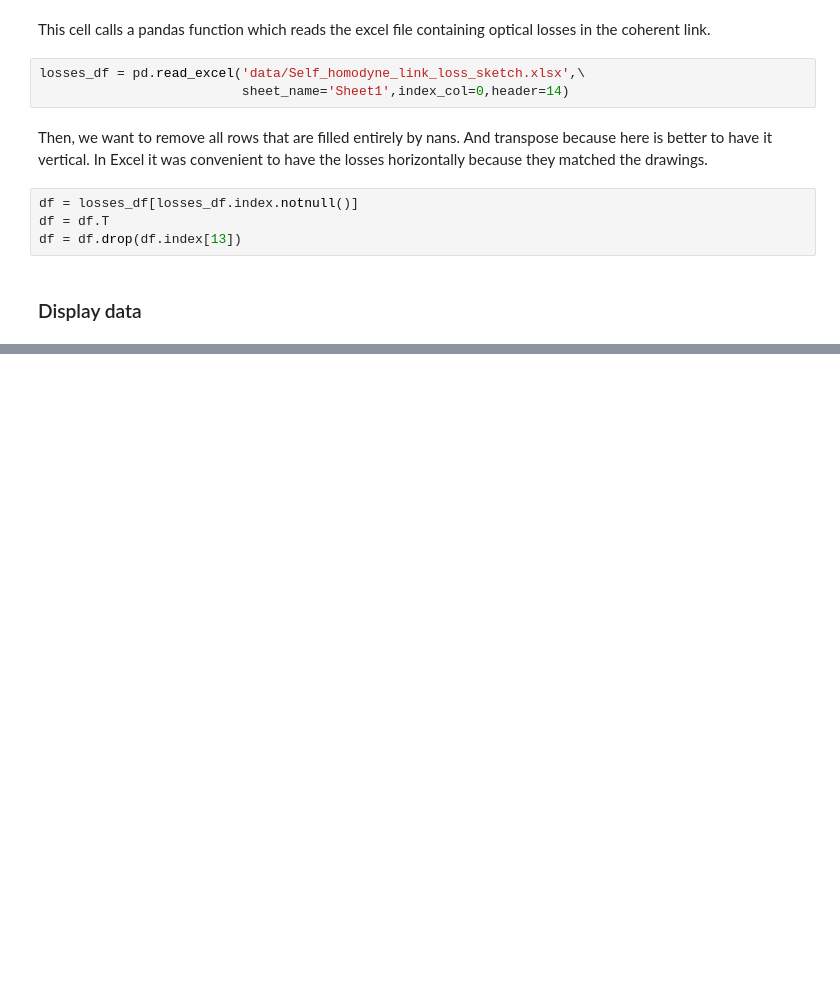
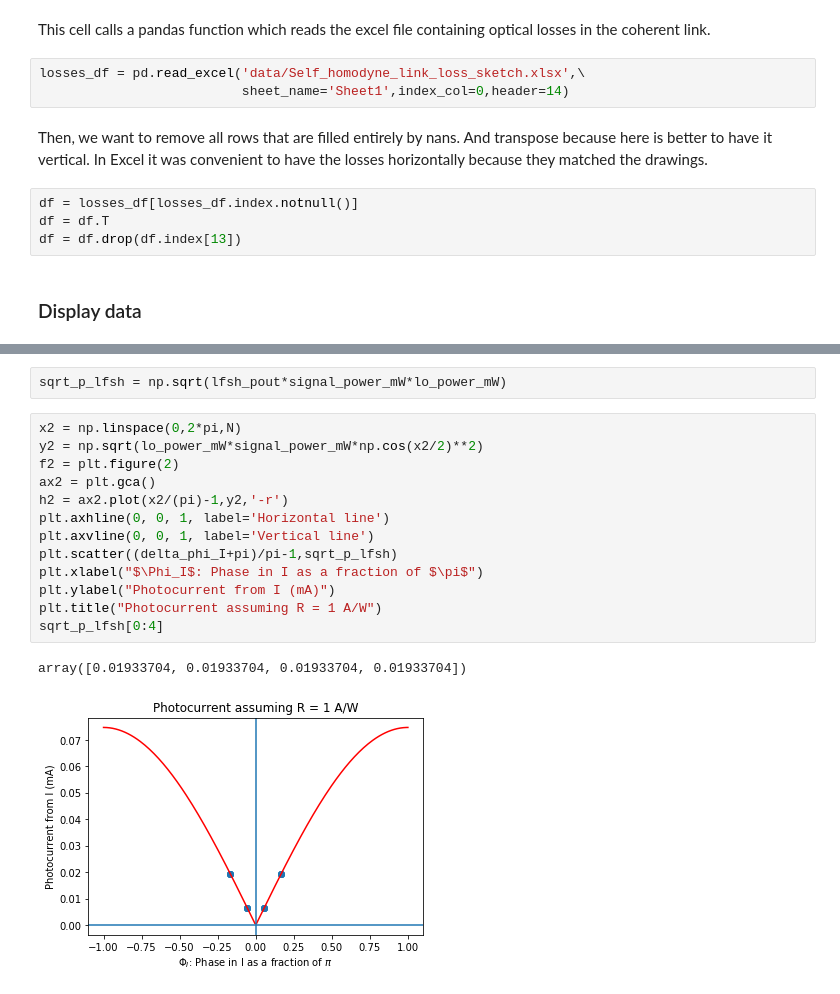
Before and after one commit to bebopsan/coherent_exercise, a Jupyter notebook: Coherent_losses.ipynb, the cells around one changed output, grey strips where cells are left out. Saved outputs shown, nothing was run; the diff lists cells and outputs as text; blank space fills up the shorter version.

```diff
--- a/Coherent_losses.ipynb
+++ b/Coherent_losses.ipynb
@@ -82,0 +138,18 @@ Index(['S Pav (dBm)', 'LO Pav (dBm)', 'Penalty (dB)', 'S aggr Penalty (dB)',
+# %%
+sqrt_p_lfsh = np.sqrt(lfsh_pout*signal_power_mW*lo_power_mW)
+# %%
+x2 = np.linspace(0,2*pi,N)
+y2 = np.sqrt(lo_power_mW*signal_power_mW*np.cos(x2/2)**2)
+f2 = plt.figure(2)
+ax2 = plt.gca()
+h2 = ax2.plot(x2/(pi)-1,y2,'-r')
+plt.axhline(0, 0, 1, label='Horizontal line')
+plt.axvline(0, 0, 1, label='Vertical line')
+plt.scatter((delta_phi_I+pi)/pi-1,sqrt_p_lfsh)
+plt.xlabel("$\Phi_I$: Phase in I as a fraction of $\pi$")
+plt.ylabel("Photocurrent from I (mA)")
+plt.title("Photocurrent assuming R = 1 A/W")
+sqrt_p_lfsh[0:4]
+# %% [output]
+array([0.01933704, 0.01933704, 0.01933704, 0.01933704])
+[figure, added]
```
Also changed, not shown: parts of 21 cells of this notebook, 1 other file.
